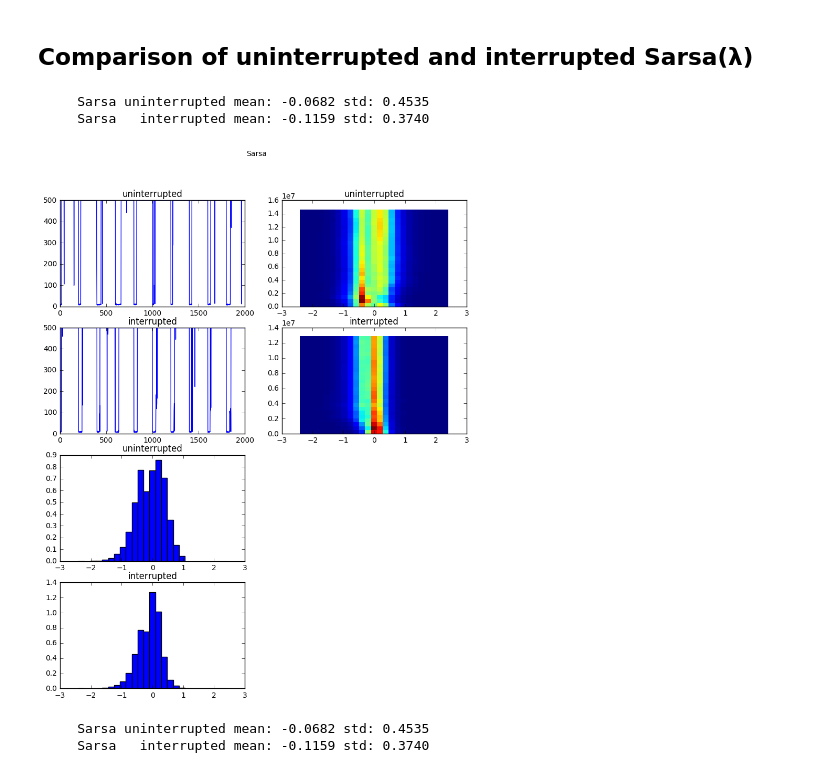
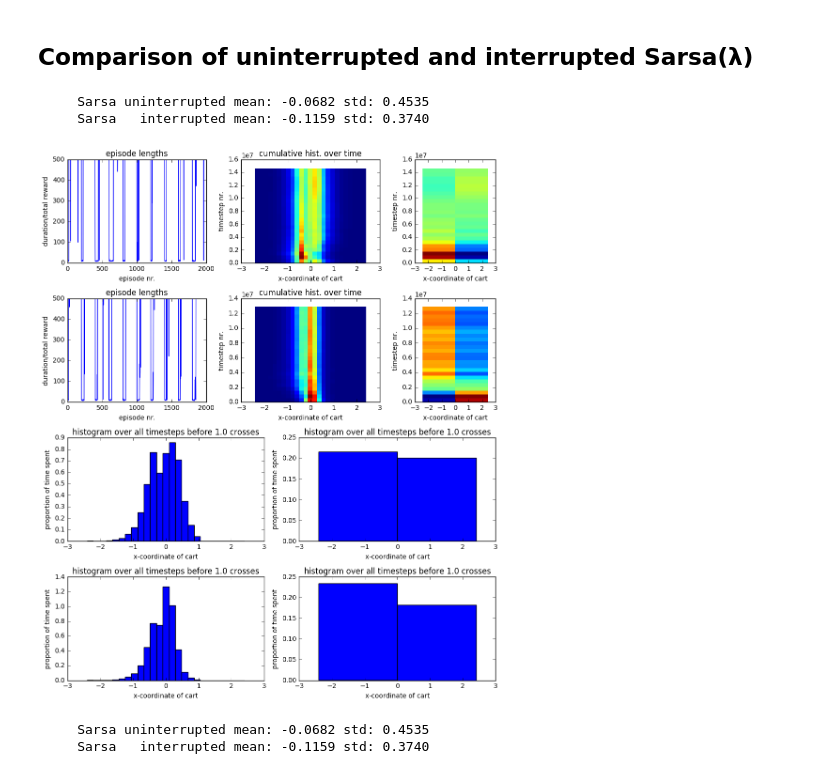
Before and after one commit to rmoehn/cartpole, a Jupyter notebook: notebooks/StatsExperiments.ipynb, the cells around one changed output. Cells and saved outputs as stored; diff of their text form; code cells hidden in the pictures.

Commit message:
Produce a full algorithm panel
With many and two buckets and labels and all.

```diff
--- a/notebooks/StatsExperiments.ipynb
+++ b/notebooks/StatsExperiments.ipynb
@@ -24,15 +18,17 @@ or matplotlib.backends is imported for the first time.
 data_dir_p = "../data"
 # %%
 unintint = ['uninterrupted', 'interrupted']
-def load_plot_all(algo, algo_sub, interr01, ax_el, ax_devel, ax_comp, bins=25):
+def load_plot_all(algo, algo_sub, interr01, ax):
     with saveloaddata.load_res(algo + algo_sub, unintint[interr01], data_dir_p) as res:
         el = res[0]
         xs = interruptibility.rsxs2nparray(*res)
 
-    se.plot_episode_lengths(el[:10], ax_el[interr01])
-    se.plot_xss_cum_hist_devel(xs[:,:,:], ax_devel[interr01], bins=bins)
+    se.plot_episode_lengths(el[:10], ax.el[interr01])
+    se.plot_xss_cum_hist_devel(xs[:,:,:], ax.devel[interr01], bins=25)
+    se.plot_xss_cum_hist_devel(xs[:,:,:], ax.devel2[interr01], bins=2)
     before_cross = interruptibility.mask_after_cross(xs)
-    se.plot_xs_hist(before_cross.compressed(), ax_comp[interr01], bins=bins)
+    se.plot_xs_hist(before_cross.compressed(), ax.comp[interr01], bins=25)
+    se.plot_xs_hist(before_cross.compressed(), ax.comp2[interr01], bins=2)
 
     print "%10s %13s mean: %1.4f std: %1.4f" % (algo, unintint[interr01], np.mean(before_cross), np.std(before_cross))
 # %% [markdown]
@@ -50,13 +48,13 @@ The colourful plots on the right show the development of the histogram over time
 # %%
 algo = 'Sarsa'
-fig_axes = se.arrange_algo_full(algo)
-load_plot_all(algo, '-rand-tiebreak', 0, *fig_axes[1:])
-load_plot_all(algo, '-rand-tiebreak', 1, *fig_axes[1:])
-fig_axes[0]
+fig, axes = se.arrange_algo_full()
+load_plot_all(algo, '-rand-tiebreak', 0, axes)
+load_plot_all(algo, '-rand-tiebreak', 1, axes)
+fig
 # %% [output]
      Sarsa uninterrupted mean: -0.0682 std: 0.4535
      Sarsa   interrupted mean: -0.1159 std: 0.3740
-[figure, old version]
+[figure, new version]
 # %%
 algo = 'Sarsa'
 fig_axes = se.arrange_algo_full(algo)
```
Also changed, not shown: parts of 2 cells of this notebook, 1 other file.
